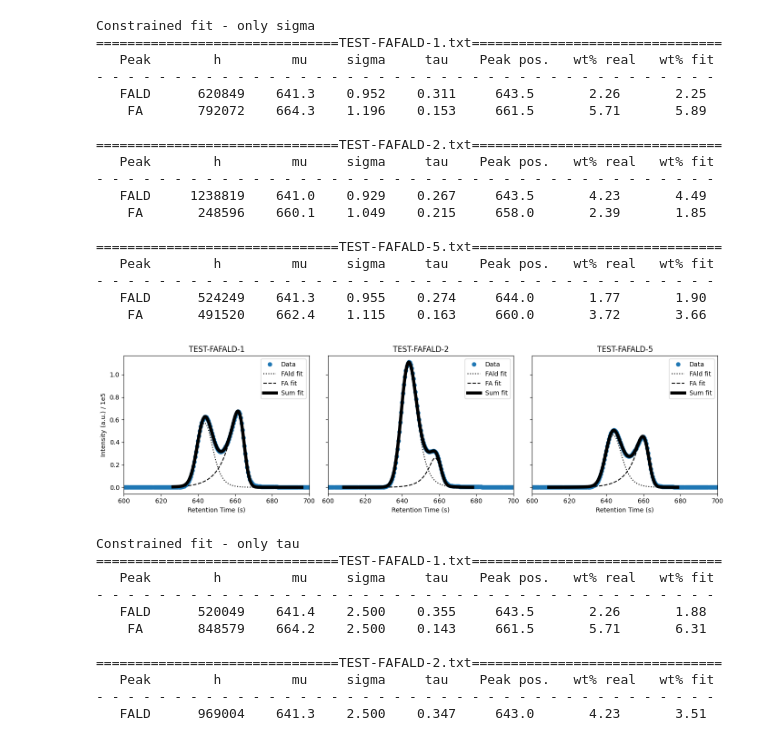
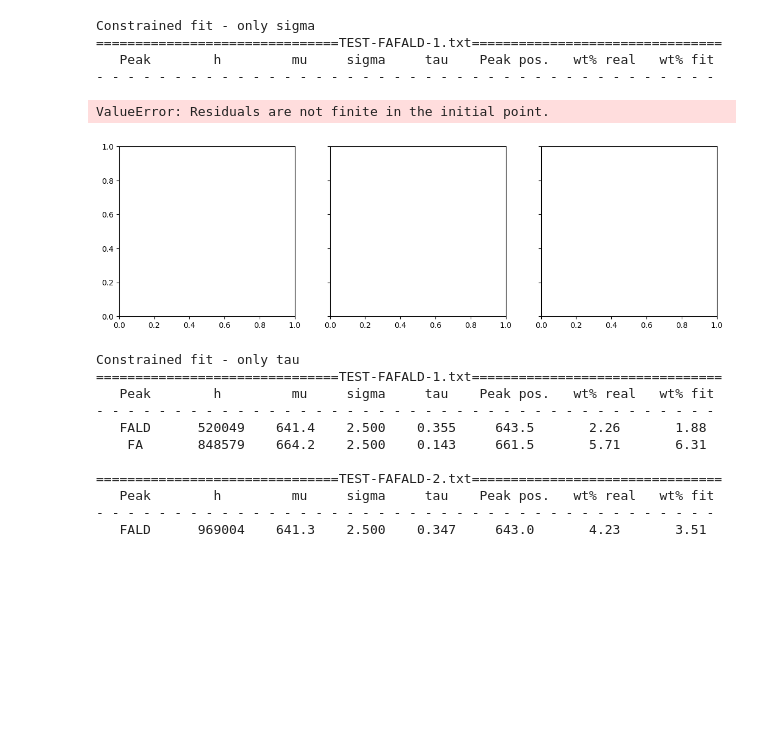
Before and after one commit to fabianketter/HPLC-Deconvolution, a Jupyter notebook: HPLC.ipynb, the cells around one changed output. Drawn from its saved outputs; the diff is of its cells as text; code cells hidden in the pictures; blank space fills up the shorter version.

```diff
--- a/HPLC.ipynb
+++ b/HPLC.ipynb
@@ -264,12 +272,11 @@ for name, wtFAld, wtFA in zip(Names, wt_perc_FAld, wt_perc_FA):
       FAFALD6                1.11                 2.97
 # %%
-#Unconstrained fit
 print('Unconstrained fit')
 path_1 = 'data/calibration/'
 sample_specs = [
-    ('TEST-FAFALD-1.txt', wt_perc_FAld[0], wt_perc_FA[0]),
-    ('TEST-FAFALD-2.txt', wt_perc_FAld[1], wt_perc_FA[1]),
-    ('TEST-FAFALD-5.txt', wt_perc_FAld[4], wt_perc_FA[4]),
+    ('TEST-FAFALD-1.txt', wt_perc_FALD[0], wt_perc_FA[0]),
+    ('TEST-FAFALD-2.txt', wt_perc_FALD[1], wt_perc_FA[1]),
+    ('TEST-FAFALD-5.txt', wt_perc_FALD[4], wt_perc_FA[4]),
 ]
 
 fig, axes = plt.subplots(ncols=3, figsize=(14, 4), sharey=True)
@@ -292,21 +299,21 @@ for ax, (sample_file, wt_fald_real, wt_fa_real) in zip(axes, sample_specs):
     h2, mu2, sigma2, tau2 = popt[4:]
 
     #calculate fit functions
-    EMG_FAld = EMG(sample[index_1:index_2,0], h1, mu1, sigma1, tau1)
+    EMG_FALD = EMG(sample[index_1:index_2,0], h1, mu1, sigma1, tau1)
     EMG_FA = EMG_mirrored(sample[index_1:index_2,0], h2, mu2, sigma2, tau2)
 
-    print(f"{'FALD':^10} {h1:^10.0f} {mu1:^8.1f} {sigma1:^8.3f} {tau1:^8.3f} {sample[index_1:index_2,0][np.argmax(EMG_FAld)]:^10.1f} {wt_fald_real:^10.2f} {h1/FAld['slope']:^10.2f}")
+    print(f"{'FALD':^10} {h1:^10.0f} {mu1:^8.1f} {sigma1:^8.3f} {tau1:^8.3f} {sample[index_1:index_2,0][np.argmax(EMG_FALD)]:^10.1f} {wt_fald_real:^10.2f} {h1/FALD['slope']:^10.2f}")
     print(f"{'FA':^10} {h2:^10.0f} {mu2:^8.1f} {sigma2:^8.3f} {tau2:^8.3f} {sample[index_1:index_2,0][np.argmax(EMG_FA)]:^10.1f} {wt_fa_real:^10.2f} {h2/FA['slope']:^10.2f}")
     print()
     #plot
     ax.plot(sample[:,0], sample[:,1] / 1e5, 'C0o')
-    ax.plot(sample[index_1:index_2,0], EMG_FAld / 1e5, 'k:')
+    ax.plot(sample[index_1:index_2,0], EMG_FALD / 1e5, 'k:')
     ax.plot(sample[index_1:index_2,0], EMG_FA / 1e5, 'k--')
-    ax.plot(sample[index_1:index_2,0], (EMG_FAld + EMG_FA) / 1e5, 'k-', lw=5)
+    ax.plot(sample[index_1:index_2,0], (EMG_FALD + EMG_FA) / 1e5, 'k-', lw=5)
     ax.set_xlim(600, 700)
     ax.set_title(sample_file.replace('.txt', ''))
     ax.set_xlabel('Retention Time (s)')
-    ax.legend(['Data', 'FAld fit', 'FA fit', 'Sum fit'])
+    ax.legend(['Data', 'FALD fit', 'FA fit', 'Sum fit'])
 
 axes[0].set_ylabel('Intensity (a.u.) / 1e5')
 fig.tight_layout()
@@ -334,23 +328,23 @@ Unconstrained fit
 # %%
 #Constrained fit - only sigma
 print('Constrained fit - only sigma')
-path_1 = 'data/calibration/'
+path_1 = 'data/'
 sample_specs = [
-    ('TEST-FAFALD-1.txt', wt_perc_FAld[0], wt_perc_FA[0]),
-    ('TEST-FAFALD-2.txt', wt_perc_FAld[1], wt_perc_FA[1]),
-    ('TEST-FAFALD-5.txt', wt_perc_FAld[4], wt_perc_FA[4]),
+    ('TEST-FAFALD-1.txt', wt_perc_FALD[0], wt_perc_FA[0]),
+    ('TEST-FAFALD-2.txt', wt_perc_FALD[1], wt_perc_FA[1]),
+    ('TEST-FAFALD-5.txt', wt_perc_FALD[4], wt_perc_FA[4]),
 ]
 
 # Use factory functions from fit_functions to avoid local duplicates
 # Create sigma-constrained EMG functions using the calibration fit coefficients
-constrained_EMG = make_sigma_constrained_EMG(FAld_fit_sig[0])
+constrained_EMG = make_sigma_constrained_EMG(FALD_fit_sig[0])
 constrained_EMG_mirrored = make_sigma_constrained_EMG_mirrored(FA_fit_sig[0])
-constrained_EMGsTailFront = make_sigma_constrained_EMGsTailFront(FAld_fit_sig[0], FA_fit_sig[0])
+constrained_EMGsTailFront = make_sigma_constrained_EMGsTailFront(FALD_fit_sig[0], FA_fit_sig[0])
 
 fig, axes = plt.subplots(ncols=3, figsize=(14, 4), sharey=True)
 s = lambda value: float(np.ravel(value)[0])
 
-for ax, (sample_file, wt_fald_real, wt_fa_real) in zip(axes, sample_specs):
+for ax, (sample_file, wt_FALD_real, wt_fa_real) in zip(axes, sample_specs):
     print(sample_file.center(80, '='))
     print(f"{'Peak':^10} {'h':^10} {'mu':^8} {'sigma':^8} {'tau':^8} {'Peak pos.':^10} {'wt% real':^10} {'wt% fit':^10}")
     print('- ' * 40)
@@ -362,54 +356,41 @@ for ax, (sample_file, wt_fald_real, wt_fa_real) in zip(axes, sample_specs):
     initial_guess = [8e5, 644, 0.35, 1e4, 660, 0.13]
     lower_bounds = [0, 640, 0, 0, 660, 0]
     upper_bounds = [np.inf, 650, 0.5, np.inf, 666, 0.5]
     popt, _ = sc.optimize.curve_fit(constrained_EMGsTailFront, sample[index_1:index_2,0], sample[index_1:index_2,1],
                                     p0=initial_guess, bounds=[lower_bounds, upper_bounds])
     h1, mu1, tau1 = popt[:3]
-    sigma1 = FAld_fit_sig[1] + h1 * FAld_fit_sig[0]
+    sigma1 = FALD_fit_sig[1] + h1 * FALD_fit_sig[0]
     h2, mu2, tau2 = popt[3:]
     sigma2 = FA_fit_sig[1] + h2 * FA_fit_sig[0]
 
     #calculate fit functions
-    EMG_FAld = constrained_EMG(sample[index_1:index_2,0], h1, mu1, tau1)
+    EMG_FALD = constrained_EMG(sample[index_1:index_2,0], h1, mu1, tau1)
     EMG_FA = constrained_EMG_mirrored(sample[index_1:index_2,0], h2, mu2, tau2)
 
-    print(f"{'FALD':^10} {s(h1):^10.0f} {s(mu1):^8.1f} {s(sigma1):^8.3f} {s(tau1):^8.3f} {s(sample[index_1:index_2,0][np.argmax(EMG_FAld)]):^10.1f} {wt_fald_real:^10.2f} {s(h1/FAld['slope']):^10.2f}")
+    print(f"{'FALD':^10} {s(h1):^10.0f} {s(mu1):^8.1f} {s(sigma1):^8.3f} {s(tau1):^8.3f} {s(sample[index_1:index_2,0][np.argmax(EMG_FALD)]):^10.1f} {wt_FALD_real:^10.2f} {s(h1/FALD['slope']):^10.2f}")
     print(f"{'FA':^10} {s(h2):^10.0f} {s(mu2):^8.1f} {s(sigma2):^8.3f} {s(tau2):^8.3f} {s(sample[index_1:index_2,0][np.argmax(EMG_FA)]):^10.1f} {wt_fa_real:^10.2f} {s(h2/FA['slope']):^10.2f}")
     print()
 
     #plot
     ax.plot(sample[:,0], sample[:,1] / 1e5, 'C0o')
-    ax.plot(sample[index_1:index_2,0], EMG_FAld / 1e5, 'k:')
+    ax.plot(sample[index_1:index_2,0], EMG_FALD / 1e5, 'k:')
     ax.plot(sample[index_1:index_2,0], EMG_FA / 1e5, 'k--')
-    ax.plot(sample[index_1:index_2,0], (EMG_FAld + EMG_FA) / 1e5, 'k-', lw=5)
+    ax.plot(sample[index_1:index_2,0], (EMG_FALD + EMG_FA) / 1e5, 'k-', lw=5)
     ax.set_xlim(600, 700)
     ax.set_title(sample_file.replace('.txt', ''))
     ax.set_xlabel('Retention Time (s)')
-    ax.legend(['Data', 'FAld fit', 'FA fit', 'Sum fit'])
+    ax.legend(['Data', 'FALD fit', 'FA fit', 'Sum fit'])
 
 axes[0].set_ylabel('Intensity (a.u.) / 1e5')
 fig.tight_layout()
 plt.show()
 # %% [output]
 Constrained fit - only sigma
 ===============================TEST-FAFALD-1.txt================================
    Peak        h         mu     sigma     tau    Peak pos.   wt% real   wt% fit
 - - - - - - - - - - - - - - - - - - - - - - - - - - - - - - - - - - - - - - - -
-   FALD      620849    641.3    0.952    0.311     643.5       2.26       2.25
-    FA       792072    664.3    1.196    0.153     661.5       5.71       5.89
-
-===============================TEST-FAFALD-2.txt================================
-   Peak        h         mu     sigma     tau    Peak pos.   wt% real   wt% fit
-- - - - - - - - - - - - - - - - - - - - - - - - - - - - - - - - - - - - - - - -
-   FALD     1238819    641.0    0.929    0.267     643.5       4.23       4.49
-    FA       248596    660.1    1.049    0.215     658.0       2.39       1.85
-
-===============================TEST-FAFALD-5.txt================================
-   Peak        h         mu     sigma     tau    Peak pos.   wt% real   wt% fit
-- - - - - - - - - - - - - - - - - - - - - - - - - - - - - - - - - - - - - - - -
-   FALD      524249    641.3    0.955    0.274     644.0       1.77       1.90
-    FA       491520    662.4    1.115    0.163     660.0       3.72       3.66
+ValueError: Residuals are not finite in the initial point.
-[figure, old version]
+[figure, new version]
 # %%
 # Constrained fit - only tau
 print('Constrained fit - only tau')
```
Also changed, not shown: parts of 15 cells of this notebook.
